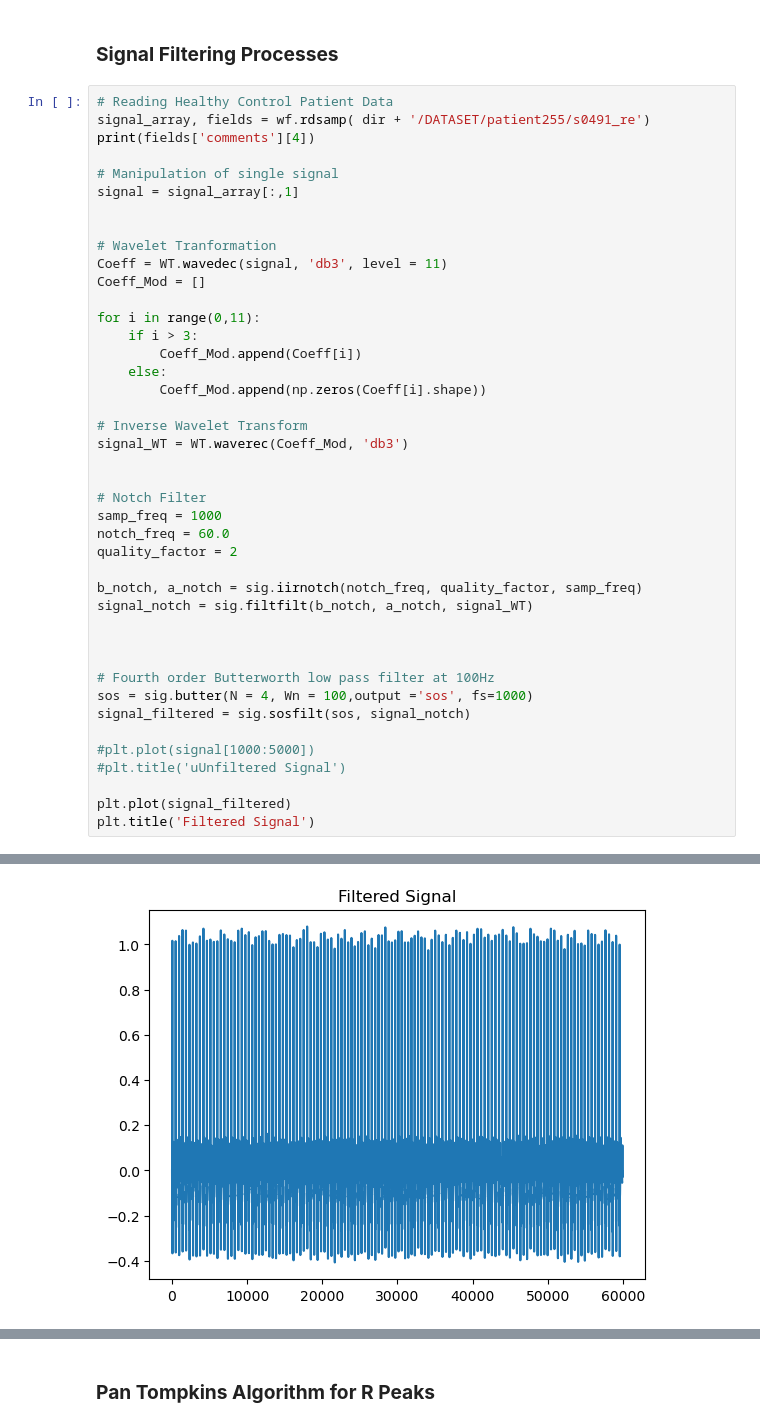
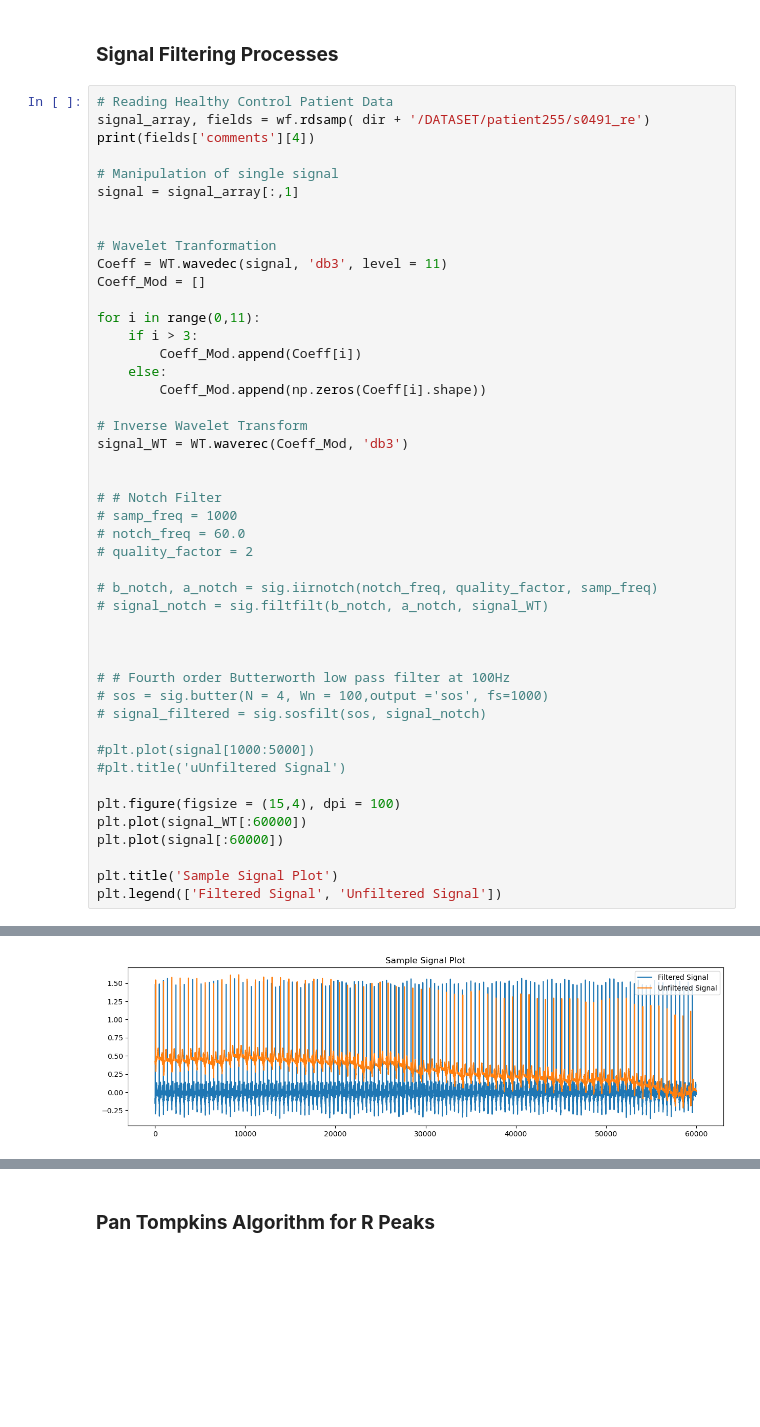
Before and after one commit to Senume/ECG_analysis_DMD, a Jupyter notebook: src/ECG_analysis.ipynb, the cells around one changed output, grey strips where cells are left out. Drawn from its saved outputs; the diff is of its cells as text; blank space fills up the shorter version.

```diff
--- a/src/ECG_analysis.ipynb
+++ b/src/ECG_analysis.ipynb
@@ -41,24 +41,28 @@ for i in range(0,11):
 signal_WT = WT.waverec(Coeff_Mod, 'db3')
 
 
-# Notch Filter
-samp_freq = 1000
-notch_freq = 60.0
-quality_factor = 2
+# # Notch Filter
+# samp_freq = 1000
+# notch_freq = 60.0
+# quality_factor = 2
 
-b_notch, a_notch = sig.iirnotch(notch_freq, quality_factor, samp_freq)
-signal_notch = sig.filtfilt(b_notch, a_notch, signal_WT)
+# b_notch, a_notch = sig.iirnotch(notch_freq, quality_factor, samp_freq)
+# signal_notch = sig.filtfilt(b_notch, a_notch, signal_WT)
 
 
 
-# Fourth order Butterworth low pass filter at 100Hz
-sos = sig.butter(N = 4, Wn = 100,output ='sos', fs=1000)
-signal_filtered = sig.sosfilt(sos, signal_notch)
+# # Fourth order Butterworth low pass filter at 100Hz
+# sos = sig.butter(N = 4, Wn = 100,output ='sos', fs=1000)
+# signal_filtered = sig.sosfilt(sos, signal_notch)
 
 #plt.plot(signal[1000:5000])
 #plt.title('uUnfiltered Signal')
 
-plt.plot(signal_filtered)
-plt.title('Filtered Signal')
+plt.figure(figsize = (15,4), dpi = 100)
+plt.plot(signal_WT[:60000])
+plt.plot(signal[:60000])
+
+plt.title('Sample Signal Plot')
+plt.legend(['Filtered Signal', 'Unfiltered Signal'])
 # %% [output]
 Reason for admission: Healthy control
@@ -66 +70 @@ Text(0.5, 1.0, 'Filtered Signal')
-[figure, old version]
+[figure, new version]
```
Also changed, not shown: parts of 2 cells of this notebook, 18 other files.
